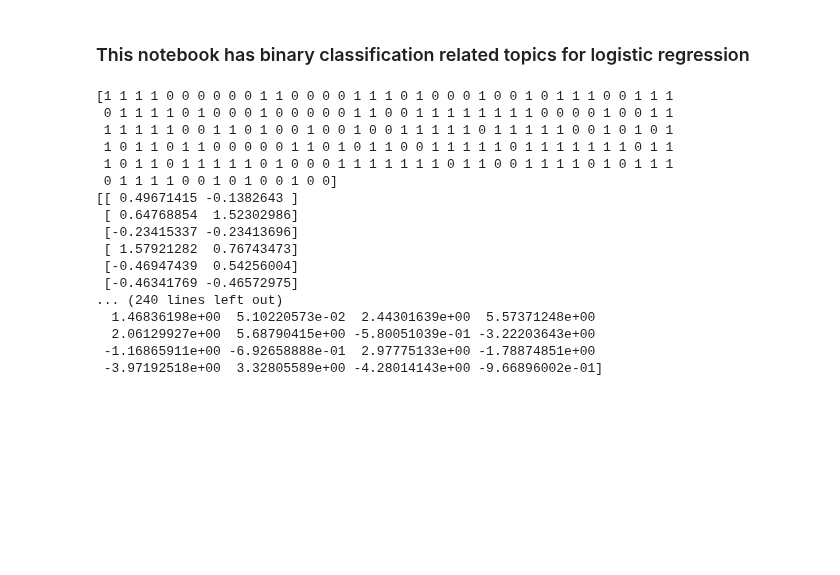
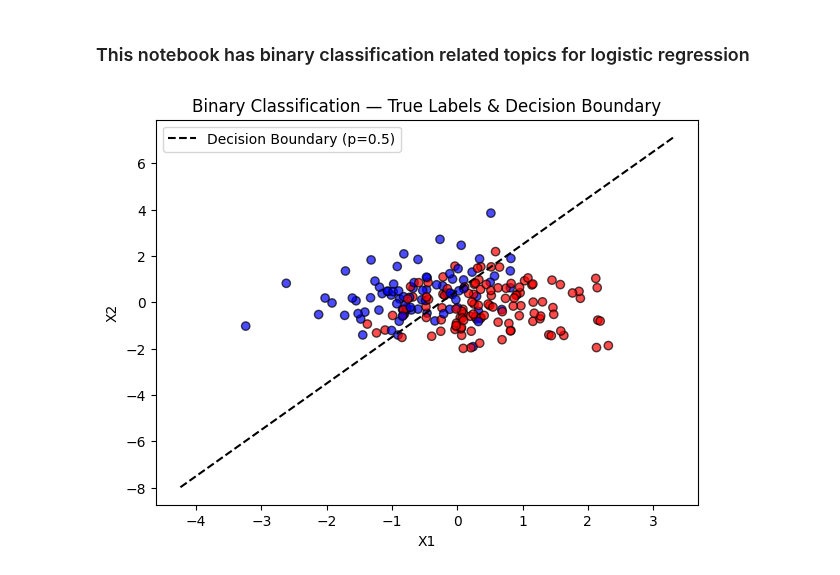
Before and after one commit to DCT-IP/machine-learning-from-scratch, a Jupyter notebook: logistic_regression/binary_classification.ipynb, the cells around one changed output. Cells and saved outputs as stored; diff of their text form; code cells hidden in the pictures; blank space fills up the shorter version.

Commit message:
binary classfication done

```diff
--- a/logistic_regression/binary_classification.ipynb
+++ b/logistic_regression/binary_classification.ipynb
@@ -19,31 +19,11 @@ Z = X@w_true + b_true
 # %%
-#Sigmoid → probabilities
+#sigmoid function
 def sigmoid(z):
+    """Compute the sigmoid function"""
     return 1 / (1 + np.exp(-z))
 
+# Probabilities
 p = sigmoid(Z)
 
-#Sample labels
+# Sample labels from probabilities
 y = (np.random.rand(n_samples) < p).astype(int)
-# %%
-print(y)
-print(X)
-print(Z)
-# %% [output]
-[1 1 1 1 0 0 0 0 0 0 1 1 0 0 0 0 1 1 1 0 1 0 0 0 1 0 0 1 0 1 1 1 0 0 1 1 1
- 0 1 1 1 1 0 1 0 0 0 1 0 0 0 0 0 1 1 0 0 1 1 1 1 1 1 1 1 0 0 0 0 1 0 0 1 1
- 1 1 1 1 1 0 0 1 1 0 1 0 0 1 0 0 1 0 0 1 1 1 1 1 0 1 1 1 1 1 0 0 1 0 1 0 1
- 1 0 1 1 0 1 1 0 0 0 0 0 1 1 0 1 0 1 1 0 0 1 1 1 1 1 0 1 1 1 1 1 1 1 0 1 1
- 1 0 1 1 0 1 1 1 1 1 0 1 0 0 0 1 1 1 1 1 1 1 0 1 1 0 0 1 1 1 1 0 1 0 1 1 1
- 0 1 1 1 1 0 0 1 0 1 0 0 1 0 0]
-[[ 0.49671415 -0.1382643 ]
- [ 0.64768854  1.52302986]
- [-0.23415337 -0.23413696]
- [ 1.57921282  0.76743473]
- [-0.46947439  0.54256004]
- [-0.46341769 -0.46572975]
-... (240 lines left out)
-  1.46836198e+00  5.10220573e-02  2.44301639e+00  5.57371248e+00
-  2.06129927e+00  5.68790415e+00 -5.80051039e-01 -3.22203643e+00
- -1.16865911e+00 -6.92658888e-01  2.97775133e+00 -1.78874851e+00
- -3.97192518e+00  3.32805589e+00 -4.28014143e+00 -9.66896002e-01]
@@ -51,0 +30,14 @@ print(Z)
+# %%
+#plotting decision boundary
+plt.figure(figsize=(7,5))
+plt.scatter(X[:,0], X[:,1], c=y, cmap='bwr', edgecolor='k', alpha=0.7)
+x1_vals = np.linspace(X[:,0].min()-1, X[:,0].max()+1, 100)
+x2_vals = -(w_true[0]*x1_vals + b_true)/w_true[1]
+plt.plot(x1_vals, x2_vals, 'k--', label='Decision Boundary (p=0.5)')
+plt.xlabel('X1')
+plt.ylabel('X2')
+plt.title('Binary Classification — True Labels & Decision Boundary')
+plt.legend()
+plt.show()
+# %% [output]
+[figure, added]
```
Also changed, not shown: parts of 11 cells of this notebook.
